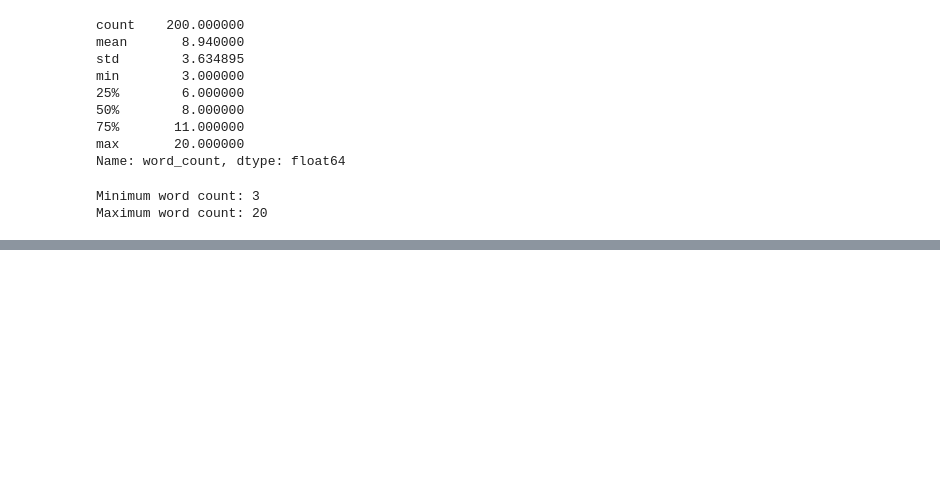
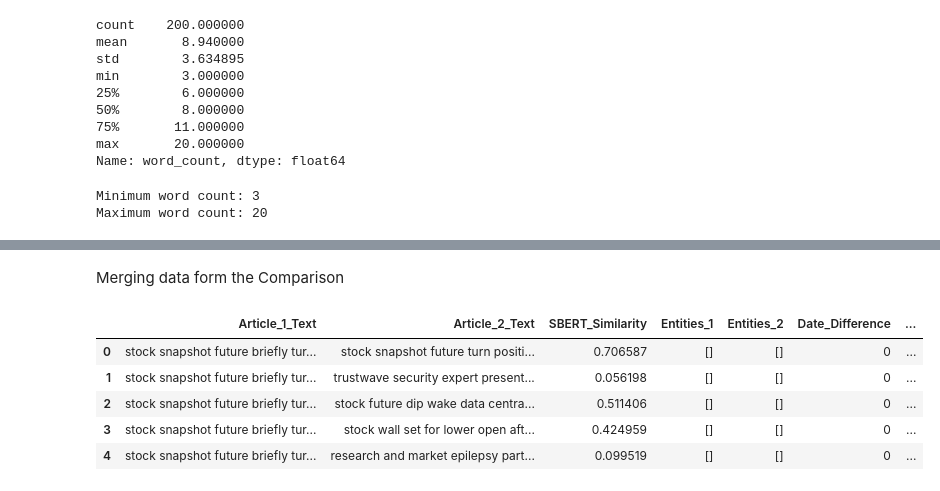
Before and after one commit to dianka88/DQ, a Jupyter notebook: Traindata_NER&Similarity.ipynb, the cells around one changed output, grey strips where cells are left out. Drawn from its saved outputs; the diff is of its cells as text; code cells hidden in the pictures; blank space fills up the shorter version.

```diff
--- a/Traindata_NER&Similarity.ipynb
+++ b/Traindata_NER&Similarity.ipynb
@@ -275,0 +631,28 @@ Maximum word count: 20
+# %% [markdown]
+Merging data form the Comparison
+# %%
+import pandas as pd
+
+# Step 1: Load both CSVs
+Similarity_df_1 = pd.read_csv('/home/pedige1/DQ-3/full_similarity_merged.csv')
+Lsimilarity_df_2 = pd.read_csv('/home/pedige1/DQ-3/lowercased_full_similarity_merged.csv')
+
+# Step 2: Select only the needed columns from the second dataset
+columns_to_add = ['LowerC_Article_1_Text', 'LowerC_Article_2_Text',
+                  'LowerC_SBERT_Similarity', 'LowerC_Date_Difference']
+lowercased_subset = Lsimilarity_df_2[columns_to_add]
+
+# Step 3: Merge the two DataFrames (assumes they are aligned by index)
+merged_df = pd.concat([Similarity_df_1, lowercased_subset], axis=1)
+
+# Step 4: Save to a new CSV file
+merged_df.to_csv('merged_output.csv', index=False)
+# %%
+merged_df.head()
+# %% [output]
+|  | Article_1_Text | Article_2_Text | SBERT_Similarity | Entities_1 | Entities_2 | Date_Difference | ... |
+| 0 | stock snapshot future briefly tur... | stock snapshot future turn positi... | 0.706587 | [] | [] | 0 | ... |
+| 1 | stock snapshot future briefly tur... | trustwave security expert present... | 0.056198 | [] | [] | 0 | ... |
+| 2 | stock snapshot future briefly tur... | stock future dip wake data centra... | 0.511406 | [] | [] | 0 | ... |
+| 3 | stock snapshot future briefly tur... | stock wall set for lower open aft... | 0.424959 | [] | [] | 0 | ... |
+| 4 | stock snapshot future briefly tur... | research and market epilepsy part... | 0.099519 | [] | [] | 0 | ... |
```
Also changed, not shown: parts of 20 cells of this notebook.
